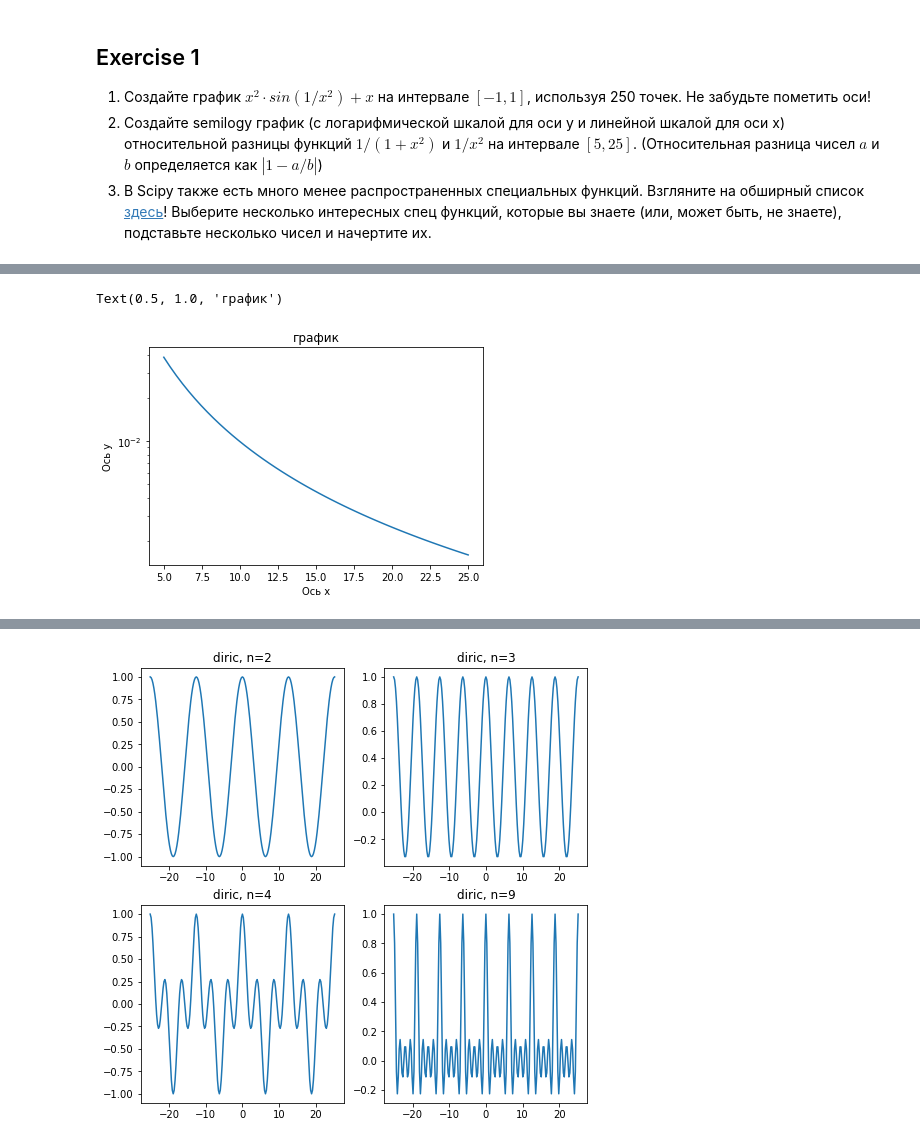
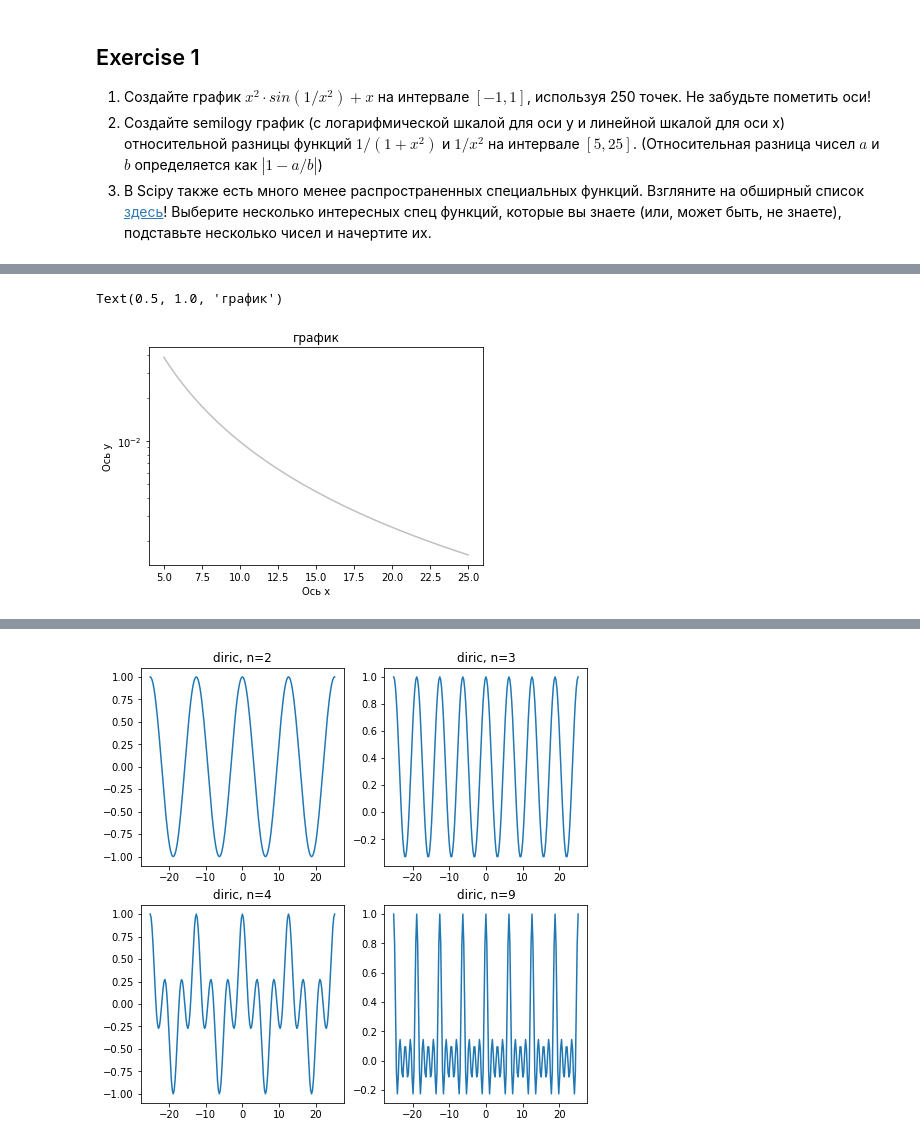
Before and after one commit to nindzyaa/Autumn_Python_2022, a Jupyter notebook: homework-7/заминка.ipynb, the cells around one changed output, grey strips where cells are left out. Saved outputs shown, nothing was run; the diff lists cells and outputs as text; code cells hidden in the pictures.

```diff
--- a/homework-7/заминка.ipynb
+++ b/homework-7/заминка.ipynb
@@ -22,15 +23,15 @@ Text(0, 0.5, 'ось y')
 # %%
 x = np.linspace(5,25)
 y = abs(1-((1/(1+x**2))/(1/x**2)))
 
 fig, ax = plt.subplots()
-ax.semilogy(x, y, color = 'violet')
+ax.semilogy(x, y, color = 'silver')
 ax.set_xlabel('Ось x')
 ax.set_ylabel('Ось y')
 ax.set_title('график')
 # %% [output]
 Text(0.5, 1.0, 'график')
-[figure, old version]
+[figure, new version]
 # %%
 #gamma
 x = np.linspace(-3.5, 5.5, 2251)
```
Also changed, not shown: parts of 7 cells of this notebook, 1 other file.
